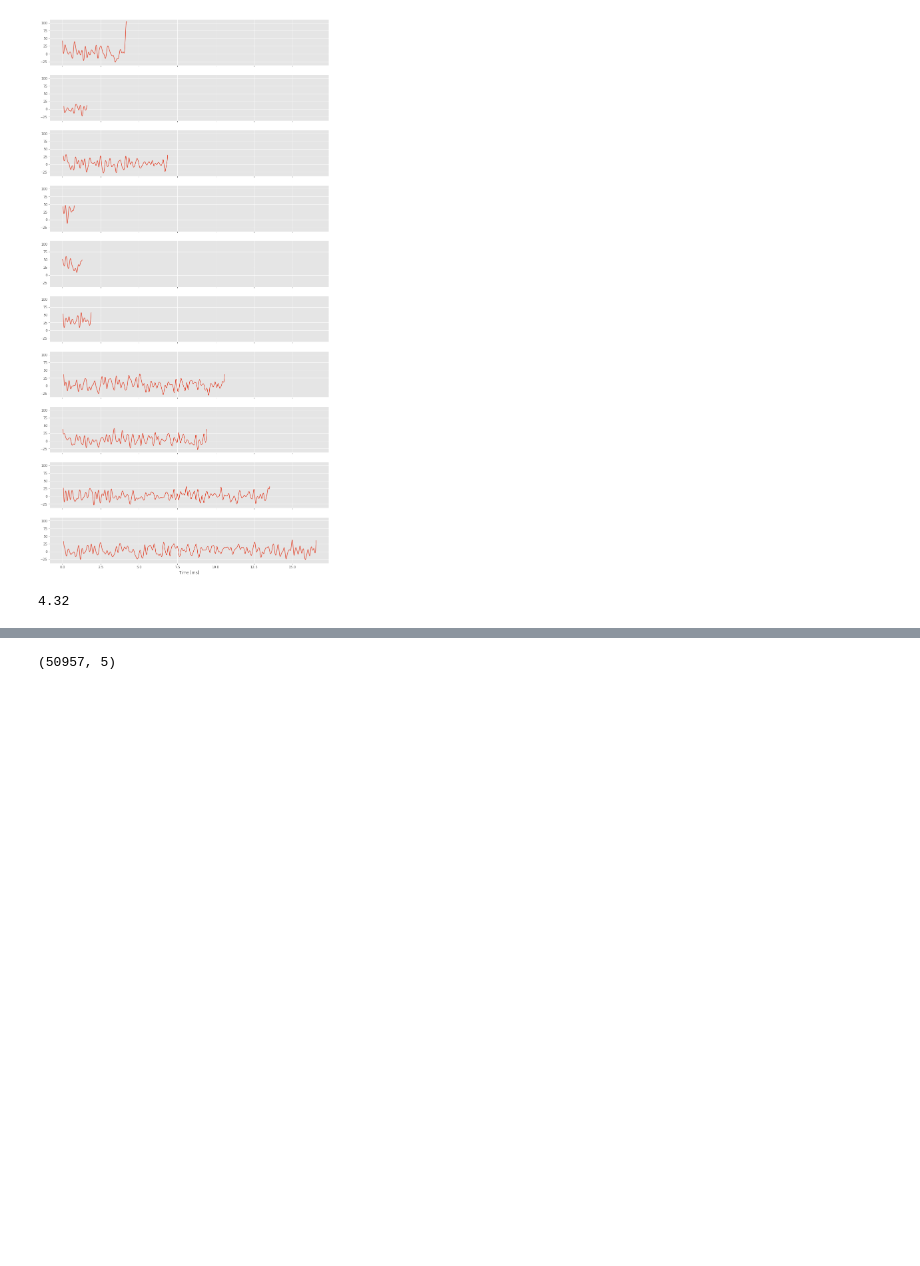
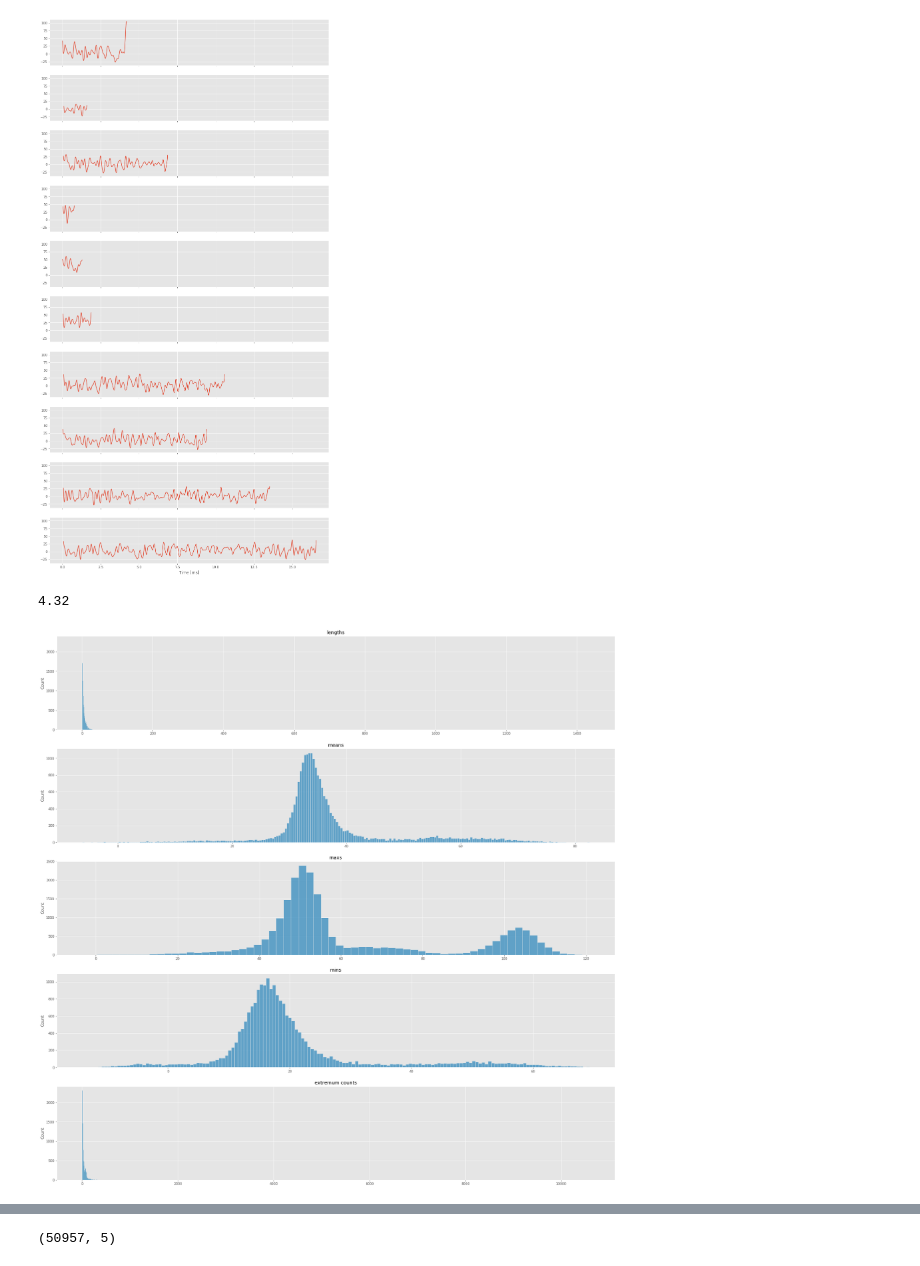
Before and after one commit to HaroldBenoit/ml4science-polymers, a Jupyter notebook: lucas.ipynb, the cells around one changed output, grey strips where cells are left out. Cells and saved outputs as stored; diff of their text form; code cells hidden in the pictures; blank space fills up the shorter version.

```diff
--- a/lucas.ipynb
+++ b/lucas.ipynb
@@ -52,6 +53,8 @@ arr_simple[0][-1,0]
 4.32
 # %%
 def count_extremums(current):
+    if len(current)<3:
+        return 0
     increasing = current[0]<current[1]
     tmp=current[0]
     counter = 0
@@ -95,7 +98,7 @@ def get_extracted_features(arr, plot=False):
         mins.append(min_current)
         extremum_counts.append(extremum_count)
     if plot:
-        fig, axes = plt.subplots(5,1, figsize=(15,30))
+        fig, axes = plt.subplots(5,1, figsize=(30,30))
         sns.histplot(lengths, ax=axes[0]).set_title("lengths")
         sns.histplot(means, ax=axes[1]).set_title("means")
         sns.histplot(maxs, ax=axes[2]).set_title("maxs")
@@ -105,2 +111,4 @@ def get_extracted_features(arr, plot=False):
 # %%
-simpleX=get_extracted_features(arr_simple).T
+simpleX=get_extracted_features(arr_simple, plot=True).T
+# %% [output]
+[figure, added]
```
Also changed, not shown: parts of 23 cells of this notebook.
